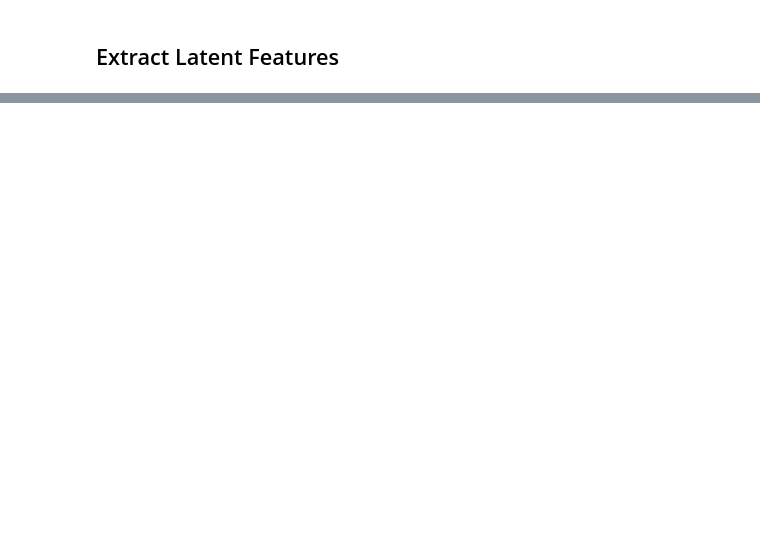
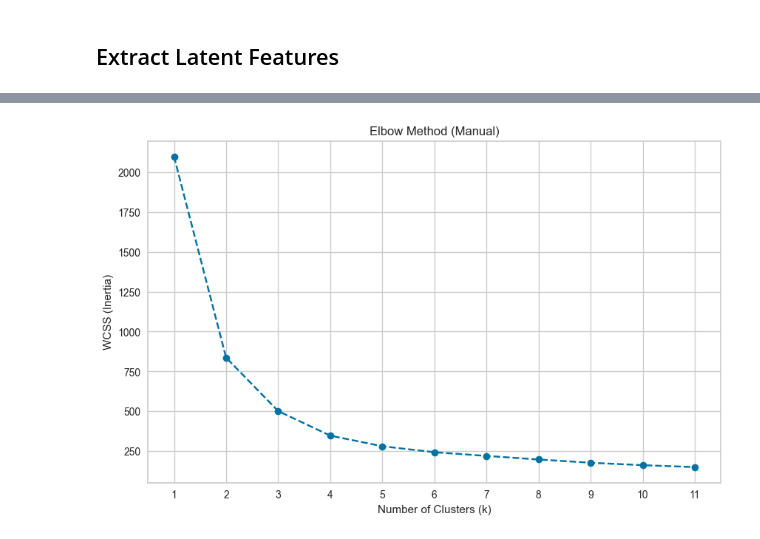
Before and after one commit to shadmanee/vae-audio-clustering, a Jupyter notebook: notebooks/training/easy_1.ipynb, the cells around one changed output, grey strips where cells are left out. Drawn from its saved outputs; the diff is of its cells as text; code cells hidden in the pictures; blank space fills up the shorter version.

```diff
--- a/notebooks/training/easy_1.ipynb
+++ b/notebooks/training/easy_1.ipynb
@@ -377,0 +454,20 @@ array([[-0.04771413,  0.1631144 , -0.20757312, ..., -0.01013273,
+# %%
+wcss = []
+k_values = range(1, 12)
+
+for k in k_values:
+    km = KMeans(n_clusters=k, init='k-means++', n_init=10, random_state=0)
+    km.fit(latent_vecs)
+    wcss.append(km.inertia_) # inertia_ is the "WCSS" value you need for the elbow
+
+
+plt.figure(figsize=(10, 6))
+plt.plot(k_values, wcss, marker='o', linestyle='--', color='b')
+plt.title('Elbow Method (Manual)')
+plt.xlabel('Number of Clusters (k)')
+plt.ylabel('WCSS (Inertia)')
+plt.xticks(k_values)
+plt.grid(True)
+plt.show()
+# %% [output]
+[figure, added]
```
Also changed, not shown: parts of 24 cells of this notebook, 2 other files.
